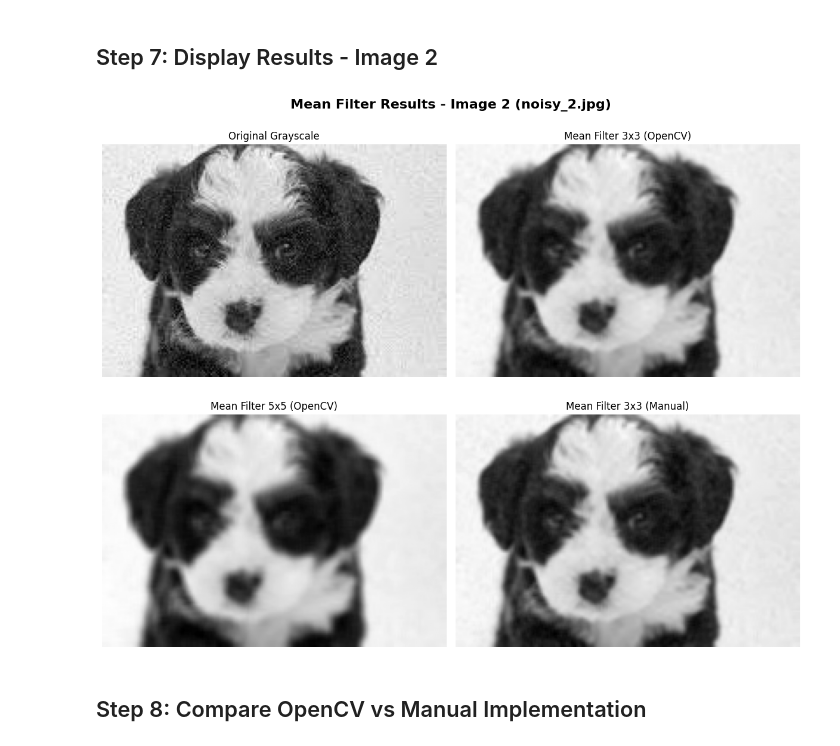
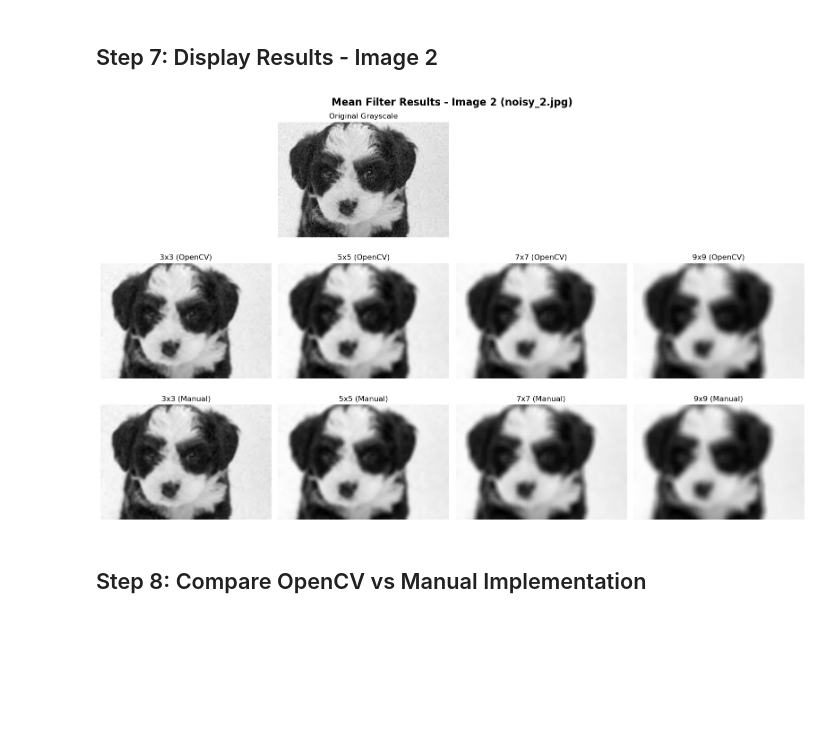
Before and after one commit to DCIT407-IMAGE-PROCESSING/Group_5_Image_Smoothing_Using_Mean_and_Gaussian-Filters, a Jupyter notebook: Mean_Filter_Implementation/Mean_Filter_Custom_Images.ipynb, the cells around one changed output. Saved outputs shown, nothing was run; the diff lists cells and outputs as text; code cells hidden in the pictures; blank space fills up the shorter version.

```diff
--- a/Mean_Filter_Implementation/Mean_Filter_Custom_Images.ipynb
+++ b/Mean_Filter_Implementation/Mean_Filter_Custom_Images.ipynb
@@ -118,8 +119,20 @@ kernel_size_5 = 5
 image1_blur_5x5 = cv2.blur(image1_gray, (kernel_size_5, kernel_size_5))
 image2_blur_5x5 = cv2.blur(image2_gray, (kernel_size_5, kernel_size_5))
 
+# Apply 7x7 mean filter
+kernel_size_7 = 7
+image1_blur_7x7 = cv2.blur(image1_gray, (kernel_size_7, kernel_size_7))
+image2_blur_7x7 = cv2.blur(image2_gray, (kernel_size_7, kernel_size_7))
+
+# Apply 9x9 mean filter
+kernel_size_9 = 9
+image1_blur_9x9 = cv2.blur(image1_gray, (kernel_size_9, kernel_size_9))
+image2_blur_9x9 = cv2.blur(image2_gray, (kernel_size_9, kernel_size_9))
+
 print(f"Applied {kernel_size_3}x{kernel_size_3} mean filter using cv2.blur()")
 print(f"Applied {kernel_size_5}x{kernel_size_5} mean filter using cv2.blur()")
+print(f"Applied {kernel_size_7}x{kernel_size_7} mean filter using cv2.blur()")
+print(f"Applied {kernel_size_9}x{kernel_size_9} mean filter using cv2.blur()")
 # %% [output]
 Applied 3x3 mean filter using cv2.blur()
 Applied 5x5 mean filter using cv2.blur()
@@ -211,30 +274,47 @@ plt.show()
 # %% [markdown]
 ## Step 7: Display Results - Image 2
 # %%
-# Create figure for Image 2
-fig, axes = plt.subplots(2, 2, figsize=(12, 10))
-fig.suptitle('Mean Filter Results - Image 2 (noisy_2.jpg)', fontsize=16, fontweight='bold')
+fig, axes = plt.subplots(3, 4, figsize=(16, 10))
+fig.suptitle('Mean Filter Results - Image 2 (noisy_2.jpg)',
+             fontsize=16, fontweight='bold')
 
-axes[0, 0].imshow(image2_gray, cmap='gray')
-axes[0, 0].set_title('Original Grayscale')
-axes[0, 0].axis('off')
+for ax in axes.flatten():
+    ax.axis('off')
 
-axes[0, 1].imshow(image2_blur_3x3, cmap='gray')
-axes[0, 1].set_title('Mean Filter 3x3 (OpenCV)')
-axes[0, 1].axis('off')
+# Original
+axes[0, 1].imshow(image2_gray, cmap='gray')
+axes[0, 1].set_title('Original Grayscale')
 
-axes[1, 0].imshow(image2_blur_5x5, cmap='gray')
-axes[1, 0].set_title('Mean Filter 5x5 (OpenCV)')
-axes[1, 0].axis('off')
+# OpenCV
+axes[1, 0].imshow(image2_blur_3x3, cmap='gray')
+axes[1, 0].set_title('3x3 (OpenCV)')
 
-axes[1, 1].imshow(image2_manual_3x3, cmap='gray')
-axes[1, 1].set_title('Mean Filter 3x3 (Manual)')
-axes[1, 1].axis('off')
+axes[1, 1].imshow(image2_blur_5x5, cmap='gray')
+axes[1, 1].set_title('5x5 (OpenCV)')
+
+axes[1, 2].imshow(image2_blur_7x7, cmap='gray')
+axes[1, 2].set_title('7x7 (OpenCV)')
+
+axes[1, 3].imshow(image2_blur_9x9, cmap='gray')
+axes[1, 3].set_title('9x9 (OpenCV)')
+
+# Manual
+axes[2, 0].imshow(image2_manual_3x3, cmap='gray')
+axes[2, 0].set_title('3x3 (Manual)')
+
+axes[2, 1].imshow(image2_manual_5x5, cmap='gray')
+axes[2, 1].set_title('5x5 (Manual)')
+
+axes[2, 2].imshow(image2_manual_7x7, cmap='gray')
+axes[2, 2].set_title('7x7 (Manual)')
+
+axes[2, 3].imshow(image2_manual_9x9, cmap='gray')
+axes[2, 3].set_title('9x9 (Manual)')
 
 plt.tight_layout()
 plt.show()
 # %% [output]
-[figure, old version]
+[figure, new version]
 # %% [markdown]
 ## Step 8: Compare OpenCV vs Manual Implementation
 # %%
```
Also changed, not shown: parts of 7 cells of this notebook.
